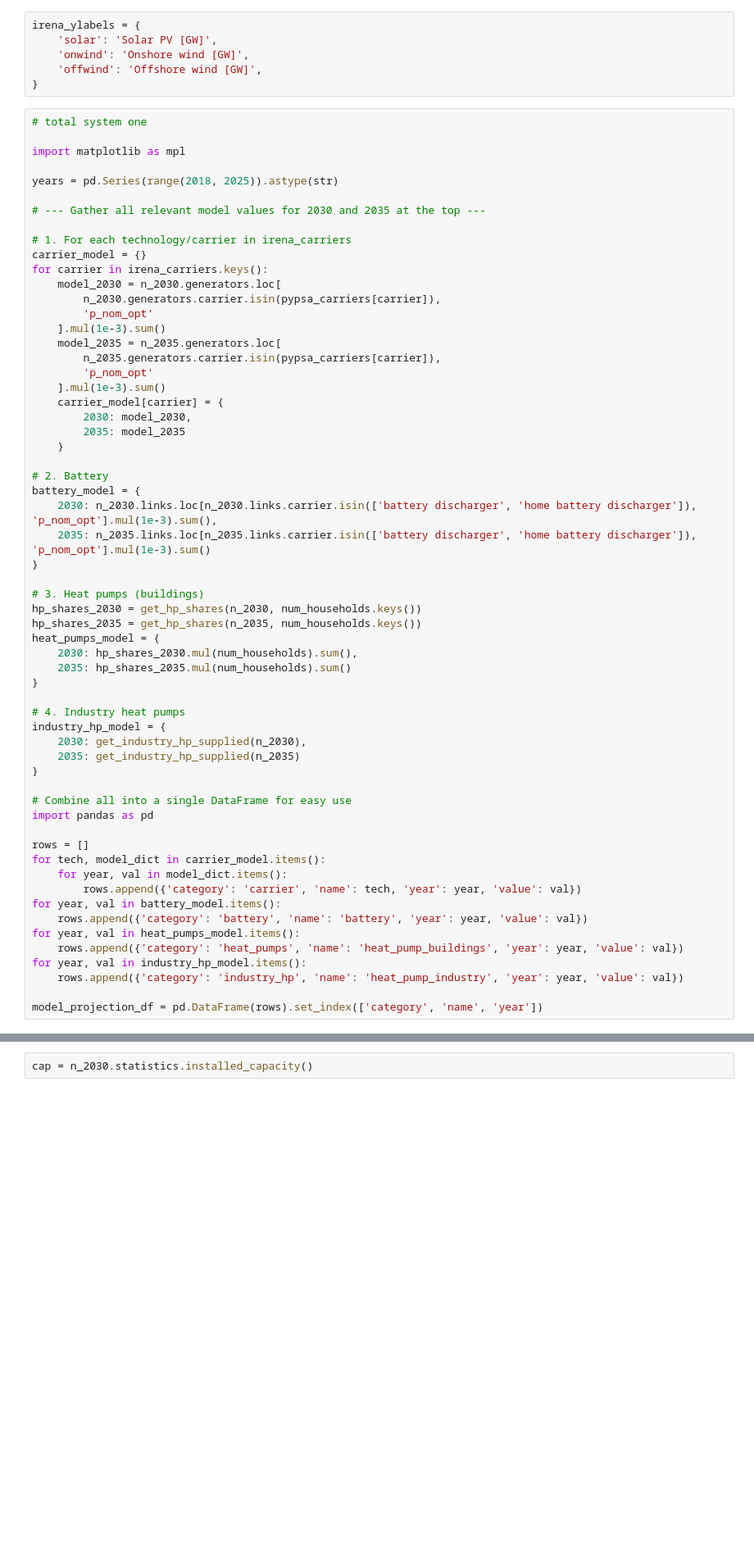
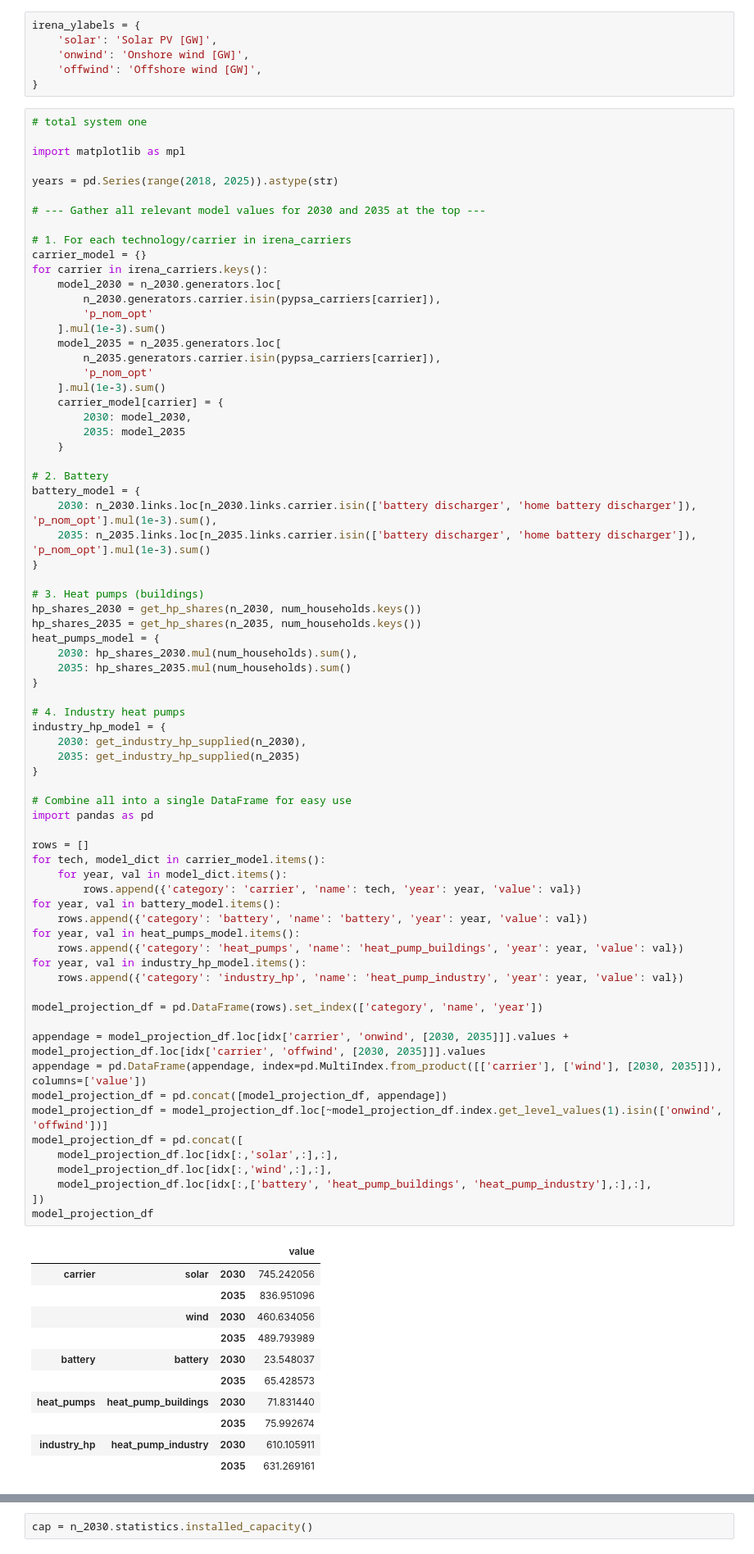
Before and after one commit to LukasFrankenQ/resilient-pypsa-eur, a Jupyter notebook: notebooks/plot_phaseout_trajectory.ipynb, the cells around one changed output, grey strips where cells are left out. Shown at 82% size. Saved outputs shown, nothing was run; the diff lists cells and outputs as text; blank space fills up the shorter version.

```diff
--- a/notebooks/plot_phaseout_trajectory.ipynb
+++ b/notebooks/plot_phaseout_trajectory.ipynb
@@ -402,33 +401,56 @@ battery_model = {
 
 # 3. Heat pumps (buildings)
 hp_shares_2030 = get_hp_shares(n_2030, num_households.keys())
 hp_shares_2035 = get_hp_shares(n_2035, num_households.keys())
 heat_pumps_model = {
     2030: hp_shares_2030.mul(num_households).sum(),
     2035: hp_shares_2035.mul(num_households).sum()
 }
 
 # 4. Industry heat pumps
 industry_hp_model = {
     2030: get_industry_hp_supplied(n_2030),
     2035: get_industry_hp_supplied(n_2035)
 }
 
 # Combine all into a single DataFrame for easy use
 import pandas as pd
 
 rows = []
 for tech, model_dict in carrier_model.items():
     for year, val in model_dict.items():
         rows.append({'category': 'carrier', 'name': tech, 'year': year, 'value': val})
 for year, val in battery_model.items():
     rows.append({'category': 'battery', 'name': 'battery', 'year': year, 'value': val})
 for year, val in heat_pumps_model.items():
     rows.append({'category': 'heat_pumps', 'name': 'heat_pump_buildings', 'year': year, 'value': val})
 for year, val in industry_hp_model.items():
     rows.append({'category': 'industry_hp', 'name': 'heat_pump_industry', 'year': year, 'value': val})
 
 model_projection_df = pd.DataFrame(rows).set_index(['category', 'name', 'year'])
+
+appendage = model_projection_df.loc[idx['carrier', 'onwind', [2030, 2035]]].values + model_projection_df.loc[idx['carrier', 'offwind', [2030, 2035]]].values
+appendage = pd.DataFrame(appendage, index=pd.MultiIndex.from_product([['carrier'], ['wind'], [2030, 2035]]), columns=['value'])
+model_projection_df = pd.concat([model_projection_df, appendage])
+model_projection_df = model_projection_df.loc[~model_projection_df.index.get_level_values(1).isin(['onwind', 'offwind'])]
+model_projection_df = pd.concat([
+    model_projection_df.loc[idx[:,'solar',:],:],
+    model_projection_df.loc[idx[:,'wind',:],:],
+    model_projection_df.loc[idx[:,['battery', 'heat_pump_buildings', 'heat_pump_industry'],:],:],
+])
+model_projection_df
+# %% [output]
+|  |  |  | value |
+| carrier | solar | 2030 | 745.242056 |
+|  |  | 2035 | 836.951096 |
+|  | wind | 2030 | 460.634056 |
+|  |  | 2035 | 489.793989 |
+| battery | battery | 2030 | 23.548037 |
+|  |  | 2035 | 65.428573 |
+| heat_pumps | heat_pump_buildings | 2030 | 71.831440 |
+|  |  | 2035 | 75.992674 |
+| industry_hp | heat_pump_industry | 2030 | 610.105911 |
+|  |  | 2035 | 631.269161 |
 # %%
 renewables = {}
 
```
Also changed, not shown: parts of 7 cells of this notebook, 1 other file.
